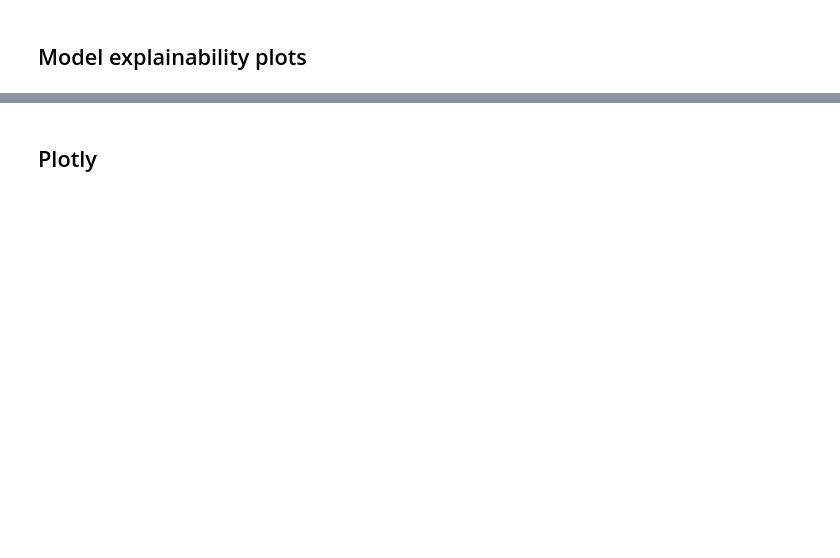
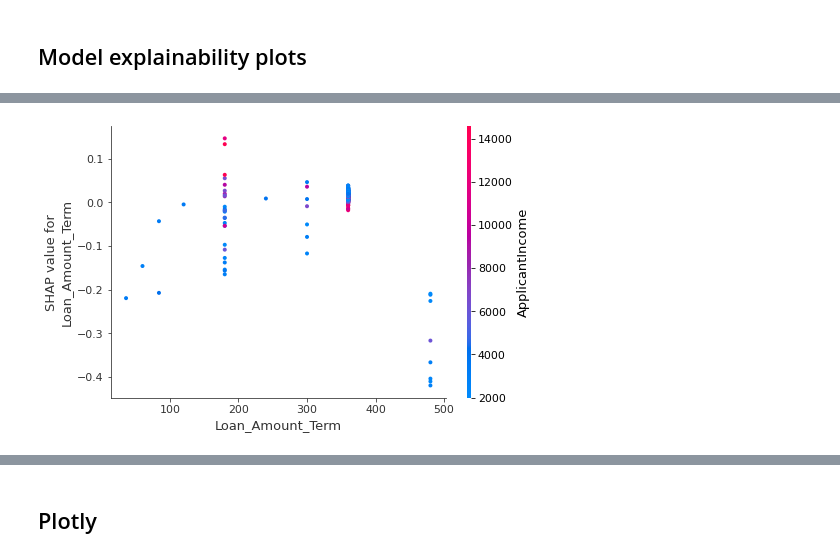
Before and after one commit to sohomghosh/Data_Visualization_FDP, a Jupyter notebook: CaseStudy_1_DataVisualization.ipynb, the cells around one changed output, grey strips where cells are left out. Cells and saved outputs as stored; diff of their text form; code cells hidden in the pictures; blank space fills up the shorter version.

```diff
--- a/CaseStudy_1_DataVisualization.ipynb
+++ b/CaseStudy_1_DataVisualization.ipynb
@@ -446,0 +471,4 @@ ddf
+# %%
+shap.dependence_plot(3, shap_values[1], X_train, feature_names=features)
+# %% [output]
+[figure, added]
```
Also changed, not shown: parts of 10 cells of this notebook.
